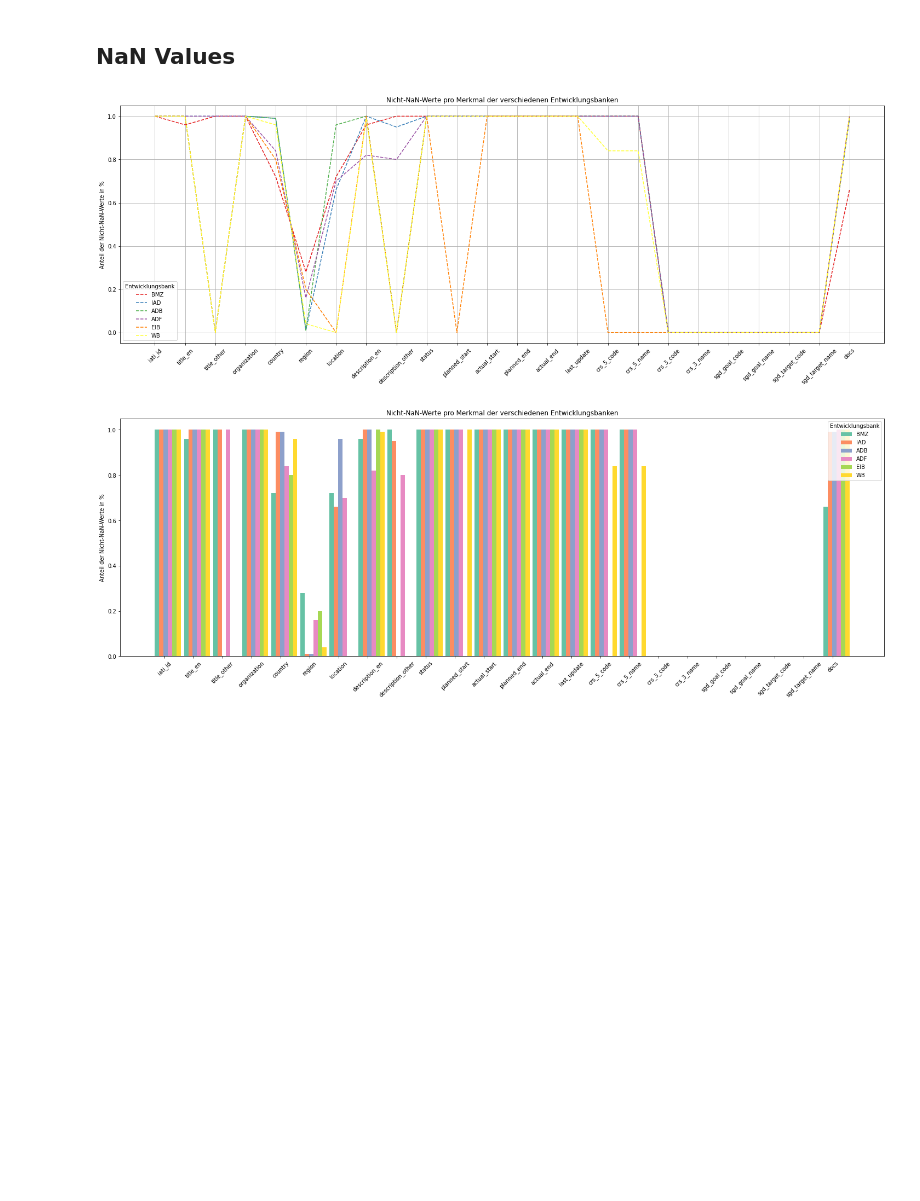
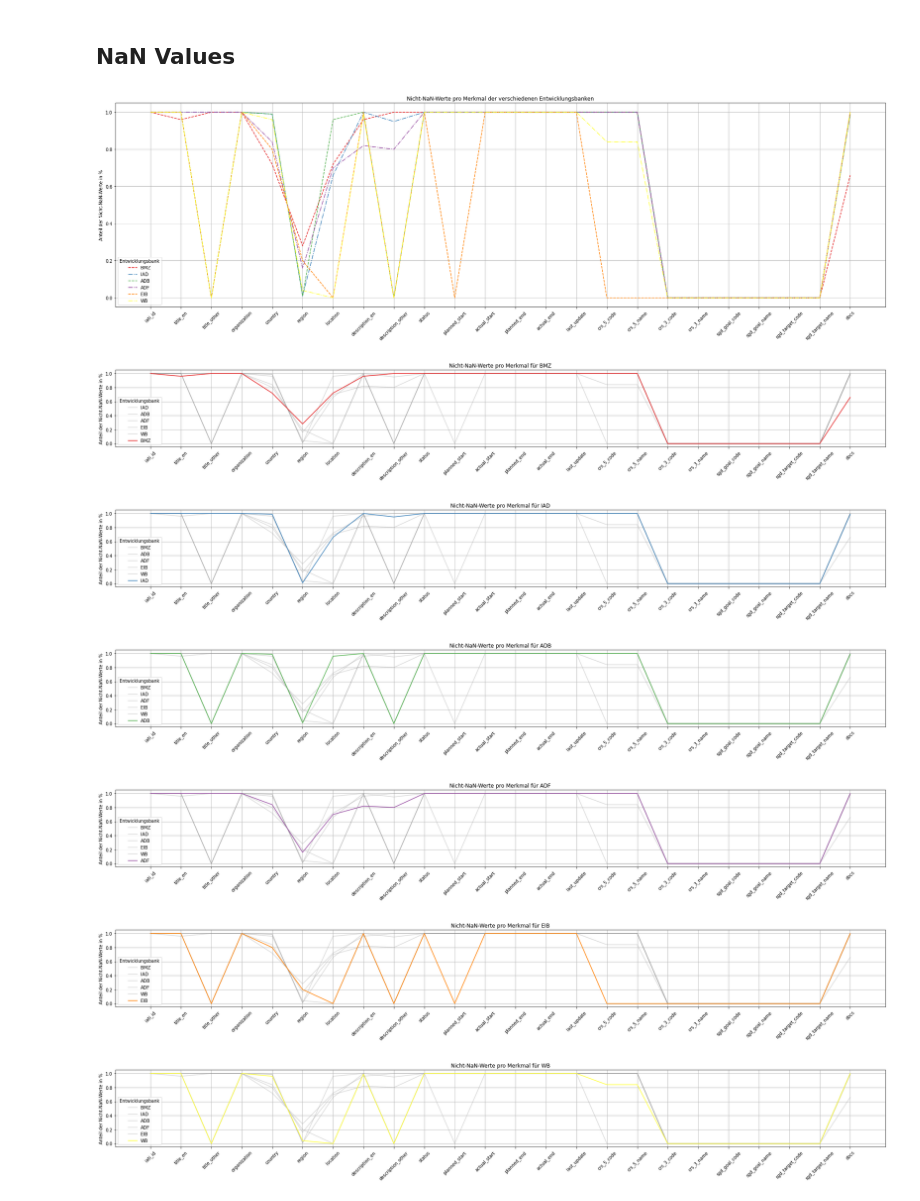
Before and after one commit to JanMuehlnikel/NLP-Development-Banks-Collaboration-Analyzer, a Jupyter notebook: data/exploreation/quality.ipynb, the cells around one changed output. Cells and saved outputs as stored; diff of their text form; code cells hidden in the pictures; blank space fills up the shorter version.

Commit message:
added NaN Value viz

```diff
--- a/data/exploreation/quality.ipynb
+++ b/data/exploreation/quality.ipynb
@@ -90,33 +88,47 @@ for i in orgas:
         nan_list.append(non_nan_perc)
     orgas[i].append(nan_list)
 # %%
+palette = sns.color_palette("Set1")
+linestyles = ["--", "-.", "--", "-.", "--", "-."]
+
+# Plot all lines together
 plt.figure(figsize=(25, 8))
-palette = sns.color_palette("Set1")
-
 for idx, (key, values) in enumerate(orgas.items()):
-    sns.lineplot(x=range(len(values[1])), y=values[1], label=key, linestyle="--", color=palette[idx])
-
+    sns.lineplot(x=range(len(values[1])), y=values[1], label=key, linestyle=linestyles[idx], color=palette[idx])
 plt.title('Nicht-NaN-Werte pro Merkmal der verschiedenen Entwicklungsbanken')
-#plt.xlabel('Merkmale')
 plt.ylabel('Anteil der Nicht-NaN-Werte in %')
 plt.xticks(ticks=range(len(values[1])), labels=columns, rotation=45)
 plt.legend(title='Entwicklungsbank')
 plt.grid(True)
+plt.tight_layout()
+plt.savefig('img/all_nan_features.png')
 plt.show()
+
+# Plot each line individually
+linestyles = ["-", "-", "-", "-", "-", "-"]
+
+for idx, (key, values) in enumerate(orgas.items()):
+    plt.figure(figsize=(25, 4))
+
+    for other_key, other_values in orgas.items():
+        if other_key != key:
+            sns.lineplot(x=range(len(other_values[1])), y=other_values[1], label=other_key, linestyle='-', color='grey', alpha=0.3)
+
+    sns.lineplot(x=range(len(values[1])), y=values[1], label=key, linestyle=linestyles[idx], color=palette[idx])
+
+    plt.title(f'Nicht-NaN-Werte pro Merkmal für {key}')
+    plt.ylabel('Anteil der Nicht-NaN-Werte in %')
+    plt.xticks(ticks=range(len(values[1])), labels=columns, rotation=45)
+    plt.legend(title='Entwicklungsbank')
+    plt.grid(True)
+    plt.tight_layout()
+    plt.savefig(f'img/{key}_nan_features.png')
+    plt.show()
 # %% [output]
-[figure, old version]
+[figure, new version]
+[figure, added]
+[figure, added]
+[figure, added]
+[figure, added]
+[figure, added]
+[figure, added]
-# %%
-plt.figure(figsize=(25, 8))
-palette = sns.color_palette("Set2")
-
-for idx, (key, values) in enumerate(orgas.items()):
-    plt.bar([i + idx*0.15 for i in range(len(values[1]))], values[1], width=0.15, label=key, color=palette[idx])
-
-plt.title('Nicht-NaN-Werte pro Merkmal der verschiedenen Entwicklungsbanken')
-plt.ylabel('Anteil der Nicht-NaN-Werte in %')
-plt.xticks(ticks=[i + 0.25 for i in range(len(values[1]))], labels=columns, rotation=45)
-plt.legend(title='Entwicklungsbank')
-#plt.grid(True)
-plt.show()
-# %% [output]
-[figure, removed]
```
Also changed, not shown: parts of 4 cells of this notebook, 9 other files.
